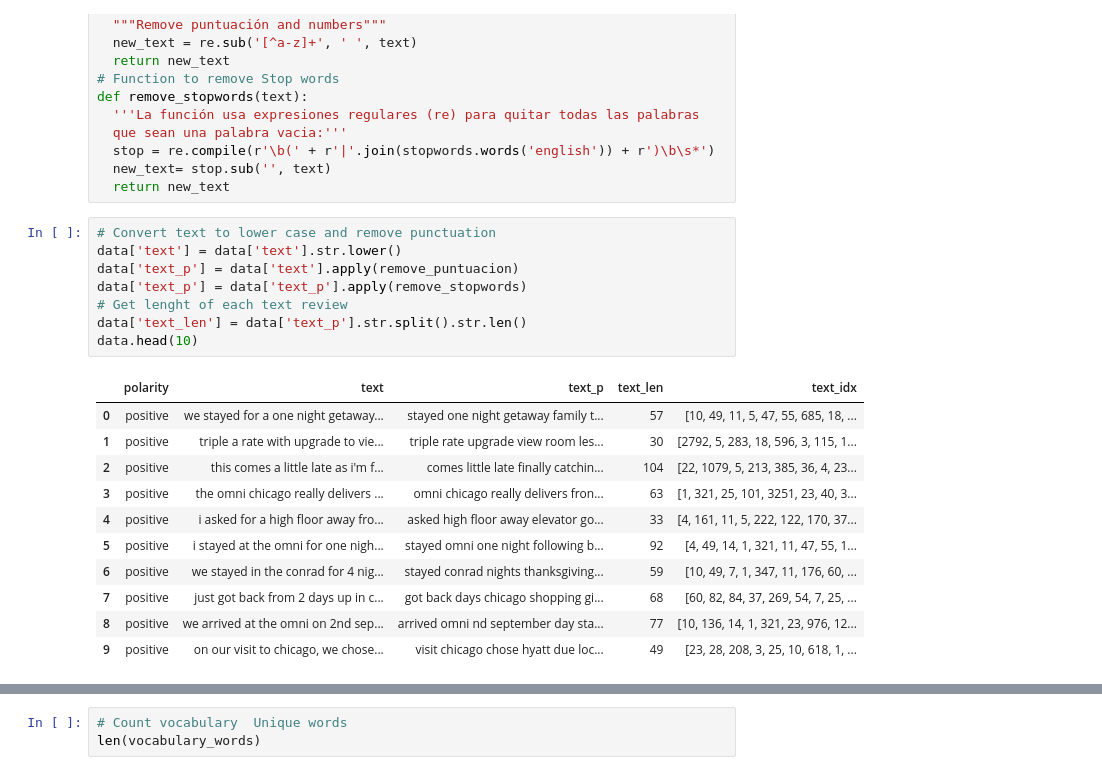
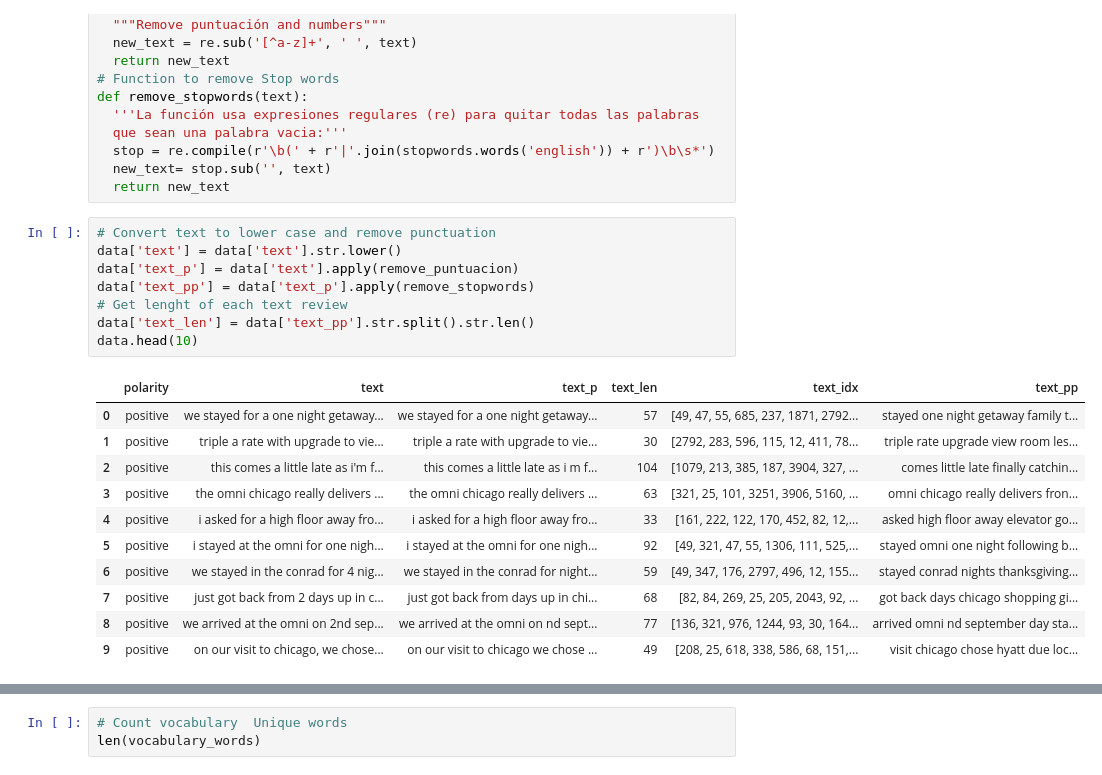
Before and after one commit to cihernand/rnn_classifier, a Jupyter notebook: rnn_reviews_classifier.ipynb, the cells around one changed output, grey strips where cells are left out. Saved outputs shown, nothing was run; the diff lists cells and outputs as text.

Commit message:
add column text_pp

```diff
--- a/rnn_reviews_classifier.ipynb
+++ b/rnn_reviews_classifier.ipynb
@@ -62,23 +62,23 @@ def remove_stopwords(text):
 # %%
 # Convert text to lower case and remove punctuation
 data['text'] = data['text'].str.lower()
 data['text_p'] = data['text'].apply(remove_puntuacion)
-data['text_p'] = data['text_p'].apply(remove_stopwords)
+data['text_pp'] = data['text_p'].apply(remove_stopwords)
 # Get lenght of each text review
-data['text_len'] = data['text_p'].str.split().str.len()
+data['text_len'] = data['text_pp'].str.split().str.len()
 data.head(10)
 # %% [output]
-|  | polarity | text | text_p | text_len | text_idx |
-| 0 | positive | we stayed for a one night getaway... | stayed one night getaway family t... | 57 | [10, 49, 11, 5, 47, 55, 685, 18, ... |
-| 1 | positive | triple a rate with upgrade to vie... | triple rate upgrade view room les... | 30 | [2792, 5, 283, 18, 596, 3, 115, 1... |
-| 2 | positive | this comes a little late as i'm f... | comes little late finally catchin... | 104 | [22, 1079, 5, 213, 385, 36, 4, 23... |
-| 3 | positive | the omni chicago really delivers ... | omni chicago really delivers fron... | 63 | [1, 321, 25, 101, 3251, 23, 40, 3... |
-| 4 | positive | i asked for a high floor away fro... | asked high floor away elevator go... | 33 | [4, 161, 11, 5, 222, 122, 170, 37... |
-| 5 | positive | i stayed at the omni for one nigh... | stayed omni one night following b... | 92 | [4, 49, 14, 1, 321, 11, 47, 55, 1... |
-| 6 | positive | we stayed in the conrad for 4 nig... | stayed conrad nights thanksgiving... | 59 | [10, 49, 7, 1, 347, 11, 176, 60, ... |
-| 7 | positive | just got back from 2 days up in c... | got back days chicago shopping gi... | 68 | [60, 82, 84, 37, 269, 54, 7, 25, ... |
-| 8 | positive | we arrived at the omni on 2nd sep... | arrived omni nd september day sta... | 77 | [10, 136, 14, 1, 321, 23, 976, 12... |
-| 9 | positive | on our visit to chicago, we chose... | visit chicago chose hyatt due loc... | 49 | [23, 28, 208, 3, 25, 10, 618, 1, ... |
+|  | polarity | text | text_p | text_len | text_idx | text_pp |
+| 0 | positive | we stayed for a one night getaway... | we stayed for a one night getaway... | 57 | [49, 47, 55, 685, 237, 1871, 2792... | stayed one night getaway family t... |
+| 1 | positive | triple a rate with upgrade to vie... | triple a rate with upgrade to vie... | 30 | [2792, 283, 596, 115, 12, 411, 78... | triple rate upgrade view room les... |
+| 2 | positive | this comes a little late as i'm f... | this comes a little late as i m f... | 104 | [1079, 213, 385, 187, 3904, 327, ... | comes little late finally catchin... |
+| 3 | positive | the omni chicago really delivers ... | the omni chicago really delivers ... | 63 | [321, 25, 101, 3251, 3906, 5160, ... | omni chicago really delivers fron... |
+| 4 | positive | i asked for a high floor away fro... | i asked for a high floor away fro... | 33 | [161, 222, 122, 170, 452, 82, 12,... | asked high floor away elevator go... |
+| 5 | positive | i stayed at the omni for one nigh... | i stayed at the omni for one nigh... | 92 | [49, 321, 47, 55, 1306, 111, 525,... | stayed omni one night following b... |
+| 6 | positive | we stayed in the conrad for 4 nig... | we stayed in the conrad for night... | 59 | [49, 347, 176, 2797, 496, 12, 155... | stayed conrad nights thanksgiving... |
+| 7 | positive | just got back from 2 days up in c... | just got back from days up in chi... | 68 | [82, 84, 269, 25, 205, 2043, 92, ... | got back days chicago shopping gi... |
+| 8 | positive | we arrived at the omni on 2nd sep... | we arrived at the omni on nd sept... | 77 | [136, 321, 976, 1244, 93, 30, 164... | arrived omni nd september day sta... |
+| 9 | positive | on our visit to chicago, we chose... | on our visit to chicago we chose ... | 49 | [208, 25, 618, 338, 586, 68, 151,... | visit chicago chose hyatt due loc... |
 # %%
 # Get Vocabulary from hotel reviews
 def vocabulary(pandas_series):
```
Also changed, not shown: parts of 11 cells of this notebook.
